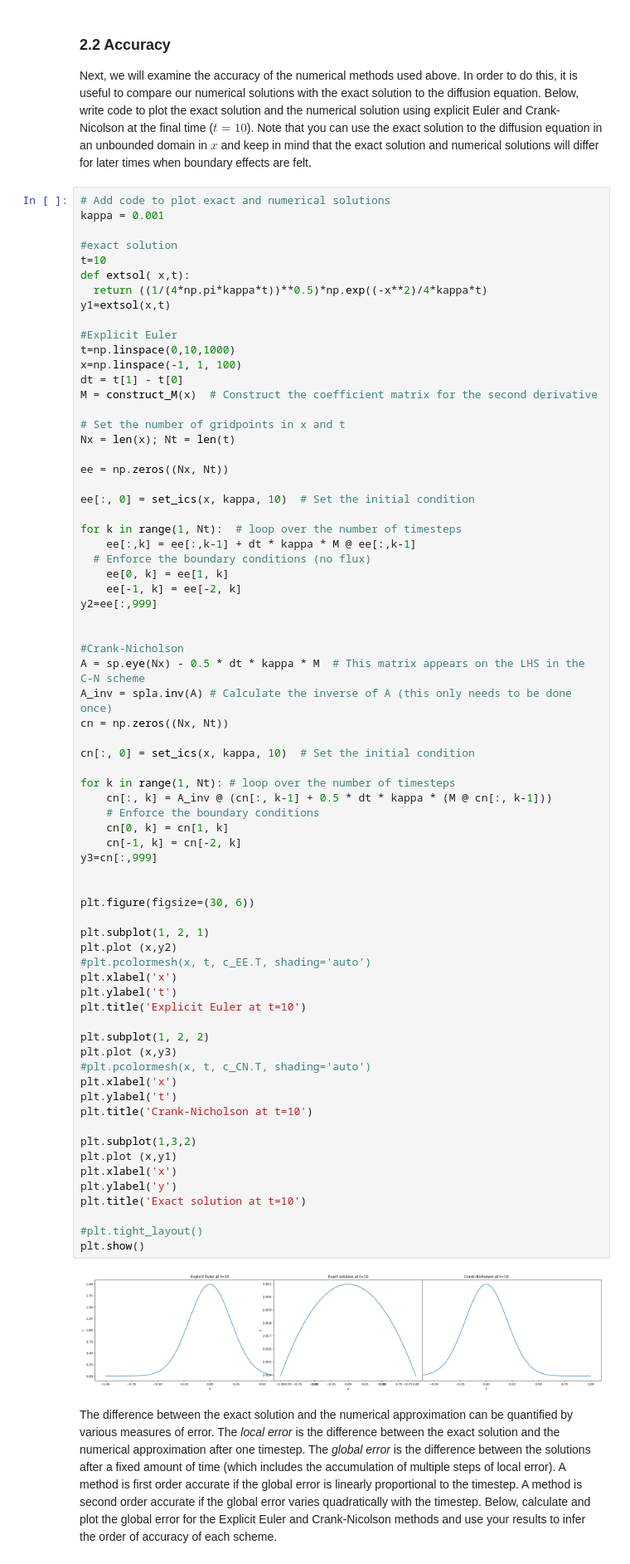
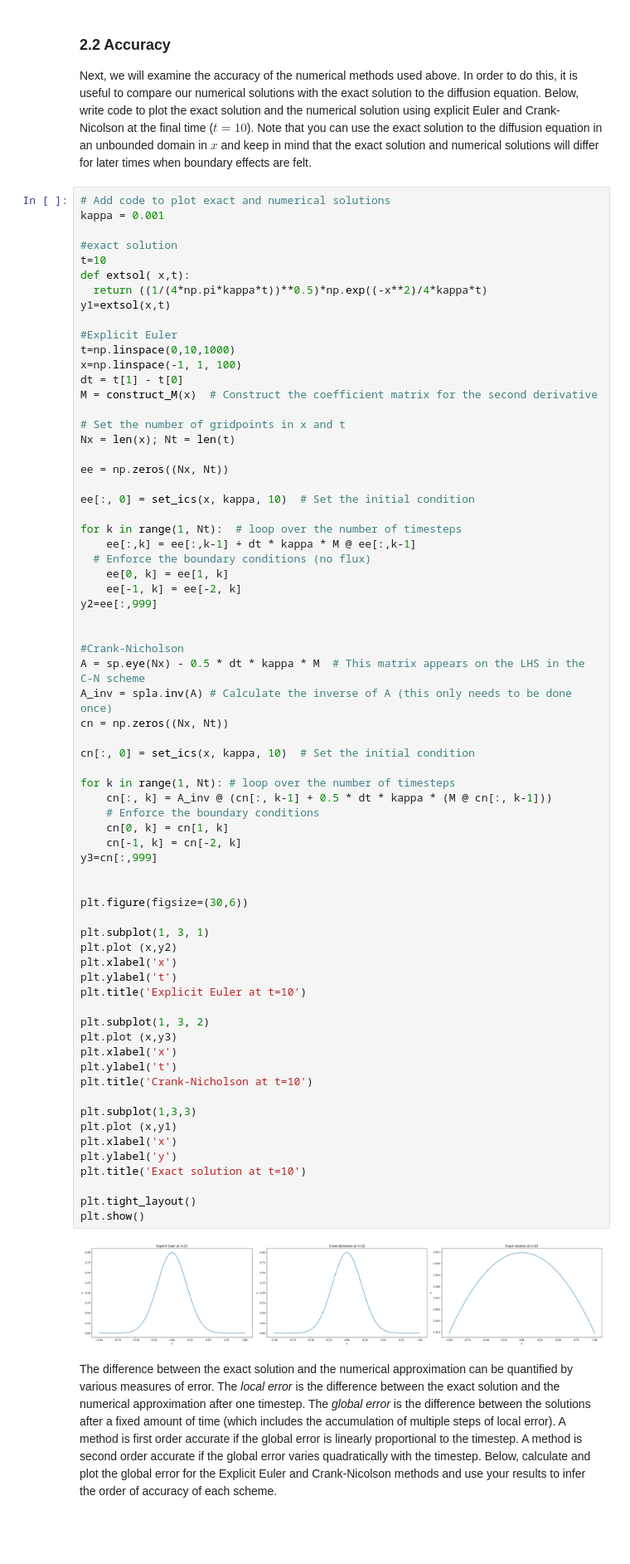
Before and after one commit to meganlouiseedwards/QCES, a Jupyter notebook: Project1_numerical_methods.ipynb, the cells around one changed output. Shown: that part at 83% size. Saved outputs shown, nothing was run; the diff lists cells and outputs as text; blank space fills up the shorter version.

```diff
--- a/Project1_numerical_methods.ipynb
+++ b/Project1_numerical_methods.ipynb
@@ -366,41 +366,39 @@ A_inv = spla.inv(A) # Calculate the inverse of A (this only needs to be done onc
 cn = np.zeros((Nx, Nt))
 
 cn[:, 0] = set_ics(x, kappa, 10)  # Set the initial condition
 
 for k in range(1, Nt): # loop over the number of timesteps
     cn[:, k] = A_inv @ (cn[:, k-1] + 0.5 * dt * kappa * (M @ cn[:, k-1]))
     # Enforce the boundary conditions
     cn[0, k] = cn[1, k]
     cn[-1, k] = cn[-2, k]
 y3=cn[:,999]
 
 
-plt.figure(figsize=(30, 6))
+plt.figure(figsize=(30,6))
 
-plt.subplot(1, 2, 1)
+plt.subplot(1, 3, 1)
 plt.plot (x,y2)
-#plt.pcolormesh(x, t, c_EE.T, shading='auto')
 plt.xlabel('x')
 plt.ylabel('t')
 plt.title('Explicit Euler at t=10')
 
-plt.subplot(1, 2, 2)
+plt.subplot(1, 3, 2)
 plt.plot (x,y3)
-#plt.pcolormesh(x, t, c_CN.T, shading='auto')
 plt.xlabel('x')
 plt.ylabel('t')
 plt.title('Crank-Nicholson at t=10')
 
-plt.subplot(1,3,2)
+plt.subplot(1,3,3)
 plt.plot (x,y1)
 plt.xlabel('x')
 plt.ylabel('y')
 plt.title('Exact solution at t=10')
 
-#plt.tight_layout()
+plt.tight_layout()
 plt.show()
 # %% [output]
-[figure, old version]
+[figure, new version]
 # %% [markdown]
 The difference between the exact solution and the numerical approximation can be quantified by various measures of error. The *local error* is the difference between the exact solution and the numerical approximation after one timestep. The *global error* is the difference between the solutions after a fixed amount of time (which includes the accumulation of multiple steps of local error). A method is first order accurate if the global error is linearly proportional to the timestep. A method is second order accurate if the global error varies quadratically with the timestep. Below, calculate and plot the global error for the Explicit Euler and Crank-Nicolson methods and use your results to infer the order of accuracy of each scheme.
 # %% [markdown]
```
Also changed, not shown: parts of 7 cells of this notebook.
